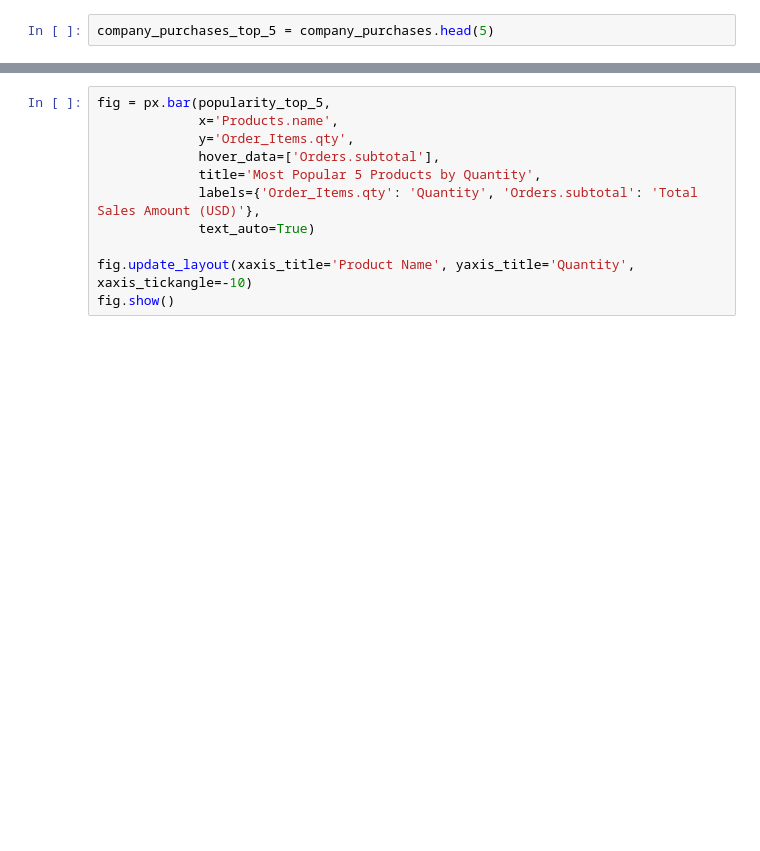
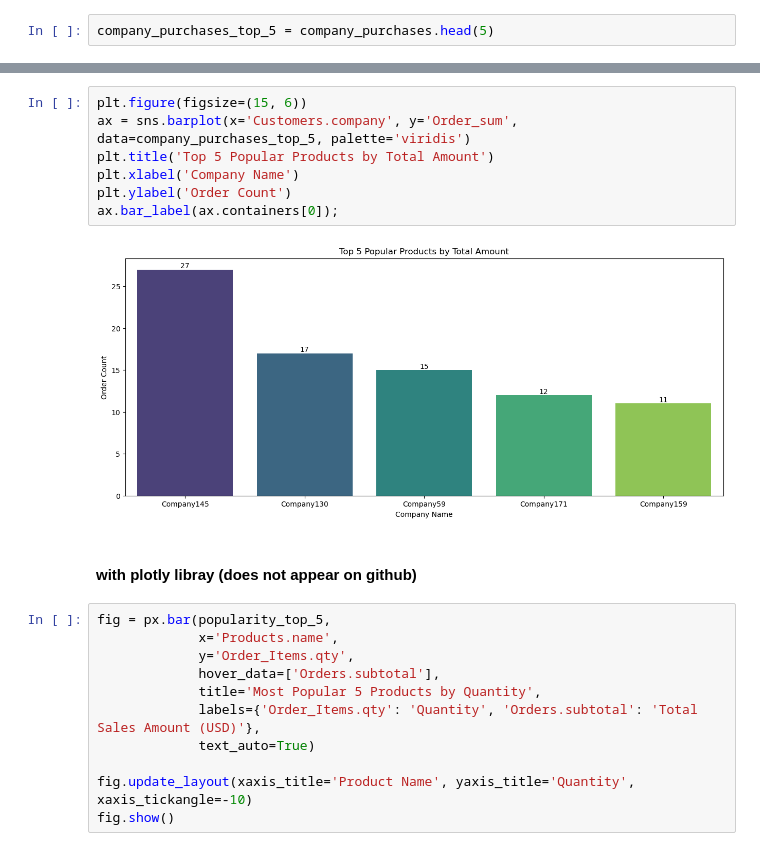
Before and after one commit to zafermesut/ai-crash-course, a Jupyter notebook: Homeworks/Recommender system for a medical supplies company/Recommender system for a medical supplies company.ipynb, the cells around one changed output, grey strips where cells are left out. Cells and saved outputs as stored; diff of their text form; blank space fills up the shorter version.

```diff
--- a/Homeworks/Recommender system for a medical supplies company/Recommender system for a medical supplies company.ipynb
+++ b/Homeworks/Recommender system for a medical supplies company/Recommender system for a medical supplies company.ipynb
@@ -336,3 +354,14 @@ company_purchases_top_5 = company_purchases.head(5)
+# %%
+plt.figure(figsize=(15, 6))
+ax = sns.barplot(x='Customers.company', y='Order_sum', data=company_purchases_top_5, palette='viridis')
+plt.title('Top 5 Popular Products by Total Amount')
+plt.xlabel('Company Name')
+plt.ylabel('Order Count')
+ax.bar_label(ax.containers[0]);
+# %% [output]
+[figure, added]
+# %% [markdown]
+#### with plotly libray (does not appear on github)
 # %%
 fig = px.bar(popularity_top_5,
              x='Products.name',
```
Also changed, not shown: parts of 2 cells of this notebook.
